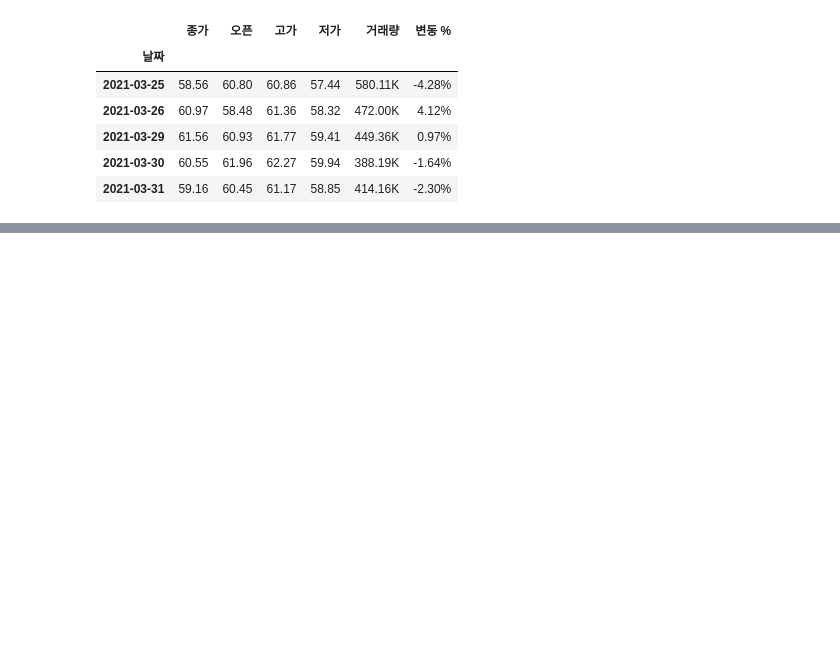
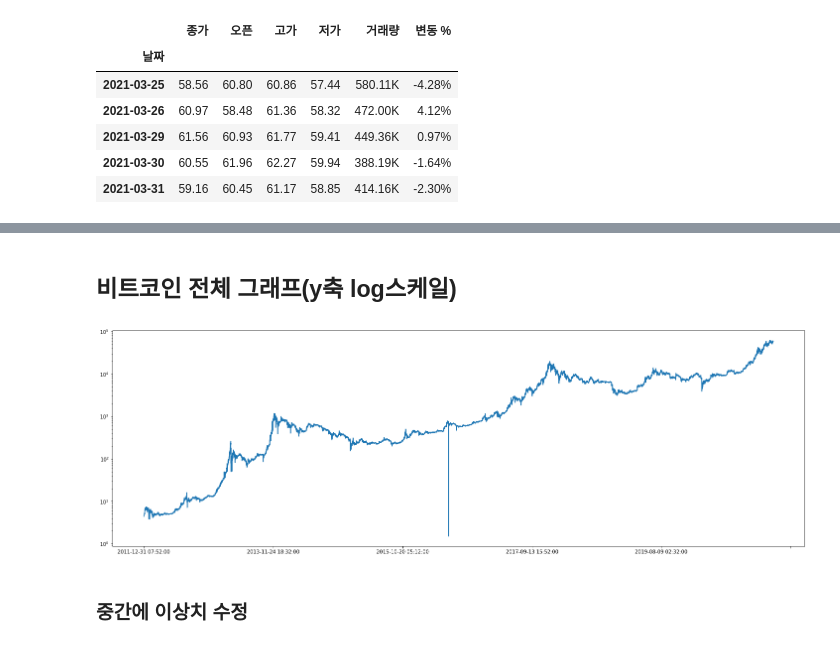
Before and after one commit to sejin-k/Coin-Prediction, a Jupyter notebook: Coin_EDA.ipynb, the cells around one changed output, grey strips where cells are left out. Cells and saved outputs as stored; diff of their text form; code cells hidden in the pictures; blank space fills up the shorter version.

```diff
--- a/Coin_EDA.ipynb
+++ b/Coin_EDA.ipynb
@@ -7,12 +19,14 @@ import matplotlib.pyplot as plt
 # %%
+DATA_VERSION = 2
+
 # 데이터 경로 지정
-# DATA_PATH = "/gdrive/MyDrive/데이터 청년 캠퍼스 - 1조/딥러닝 - 코인 예측 모델/2.data/"   # google drive
 DATA_PATH = "data/"
 MINUTE30_PATH = "minute30/"
 MINUTE60_PATH = "minute60/"
+KAGGLE_PATH = 'kaggle/'
 BTC_PATH = "KRW-BTC.csv"
 ETH_PATH = "KRW-ETH.csv"
-BTC_HIS = "BTC_2012_2021.csv"
+BTC_KAGGLE = "BTC_2012_2021_raw.csv"
 # %%
 # 데이터 불러오기
 data_btc30 = pd.read_csv(DATA_PATH + MINUTE30_PATH + BTC_PATH, index_col=0)
@@ -373,0 +348,2 @@ btc_df
+# %%
+btc_df = pd.read_csv(DATA_PATH + KAGGLE_PATH + 'BTC_2012_2021_v2_backup.csv', index_col=0)
@@ -373,0 +366,10 @@ btc_df
+# %% [markdown]
+## 비트코인 전체 그래프(y축 log스케일)
+# %%
+plt.figure(figsize=(25,8))
+ax = btc_df['Close'].plot()
+ax.set_yscale("log")
+# %% [output]
+[figure, added]
+# %% [markdown]
+### 중간에 이상치 수정
```
Also changed, not shown: parts of 54 cells of this notebook.
